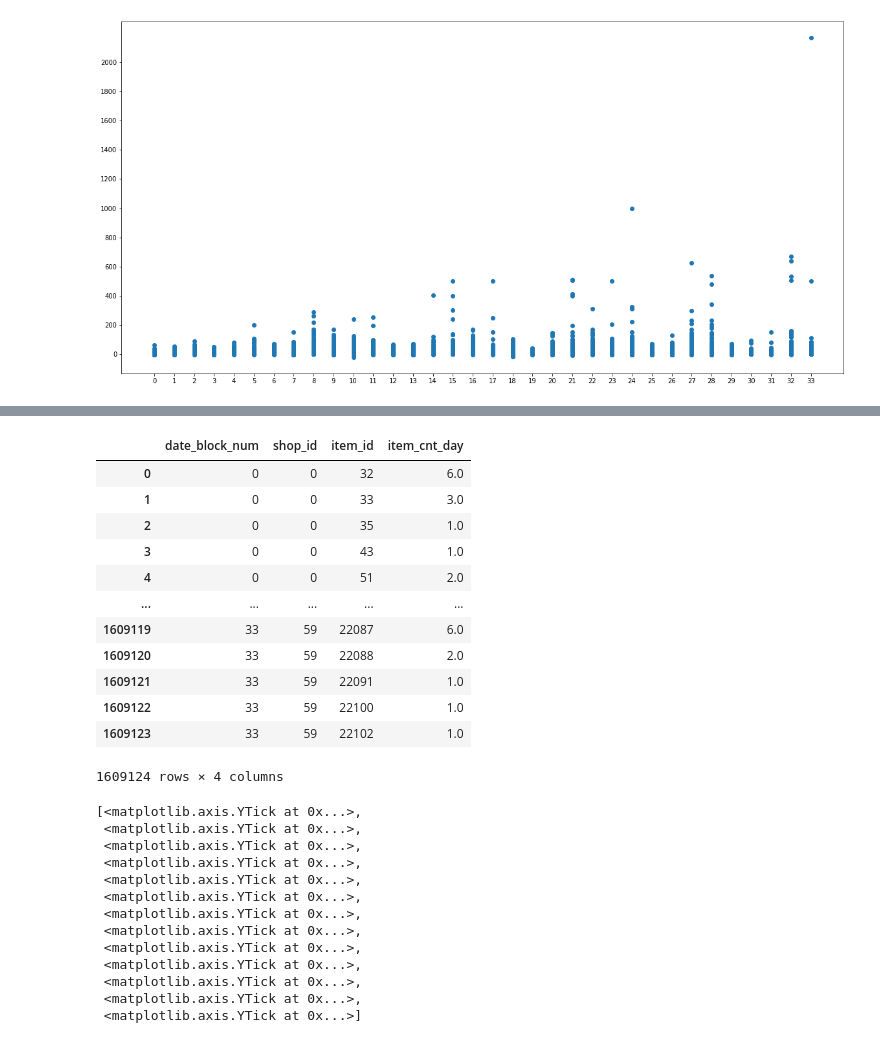
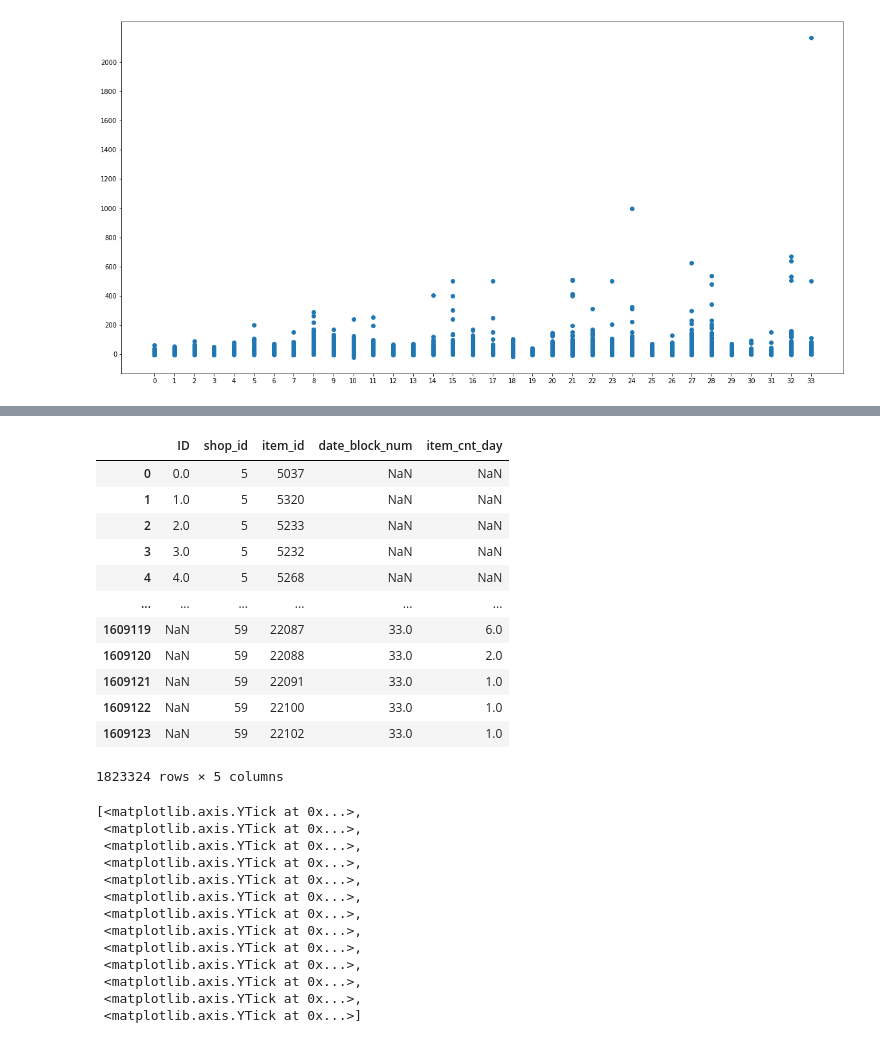
Before and after one commit to fgith/data-science, a Jupyter notebook: temp/new.ipynb, the cells around one changed output, grey strips where cells are left out. Drawn from its saved outputs; the diff is of its cells as text; code cells hidden in the pictures.

```diff
--- a/temp/new.ipynb
+++ b/temp/new.ipynb
@@ -37,3 +110,9 @@ dtype: int64
+# %%
+# Remove Outliers
+outlier1 = sales_train[sales_train['item_cnt_day'] > 2000].index[0]
+outlier2 = sales_train[sales_train['item_price'] > 300000].index[0]
+
+sales_train.drop([outlier1,outlier2], axis = 0, inplace = True)
 # %%
 # Convert 'date' into datetime format
 sales_train['f_date'] = pd.to_datetime(sales_train['date'],format='%d.%m.%Y')
@@ -84,20 +170,24 @@ ax.yaxis.set_ticks(np.arange(0, 2200, 200))
 # %%
 t3 = sales_train.groupby(by=['date_block_num','shop_id','item_id'],as_index=False).agg({'item_cnt_day':'sum'})
-t3
+# t3
+# t3[t3['date_block_num']==0].to_csv('out123.csv', index=True)
+# test
+new = pd.concat([test,t3])
+new
 # %% [output]
-|  | date_block_num | shop_id | item_id | item_cnt_day |
-| 0 | 0 | 0 | 32 | 6.0 |
-| 1 | 0 | 0 | 33 | 3.0 |
-| 2 | 0 | 0 | 35 | 1.0 |
-| 3 | 0 | 0 | 43 | 1.0 |
-| 4 | 0 | 0 | 51 | 2.0 |
-| ... | ... | ... | ... | ... |
-| 1609119 | 33 | 59 | 22087 | 6.0 |
-| 1609120 | 33 | 59 | 22088 | 2.0 |
-| 1609121 | 33 | 59 | 22091 | 1.0 |
-| 1609122 | 33 | 59 | 22100 | 1.0 |
-| 1609123 | 33 | 59 | 22102 | 1.0 |
+|  | ID | shop_id | item_id | date_block_num | item_cnt_day |
+| 0 | 0.0 | 5 | 5037 | NaN | NaN |
+| 1 | 1.0 | 5 | 5320 | NaN | NaN |
+| 2 | 2.0 | 5 | 5233 | NaN | NaN |
+| 3 | 3.0 | 5 | 5232 | NaN | NaN |
+| 4 | 4.0 | 5 | 5268 | NaN | NaN |
+| ... | ... | ... | ... | ... | ... |
+| 1609119 | NaN | 59 | 22087 | 33.0 | 6.0 |
+| 1609120 | NaN | 59 | 22088 | 33.0 | 2.0 |
+| 1609121 | NaN | 59 | 22091 | 33.0 | 1.0 |
+| 1609122 | NaN | 59 | 22100 | 33.0 | 1.0 |
+| 1609123 | NaN | 59 | 22102 | 33.0 | 1.0 |
-1609124 rows × 4 columns
+1823324 rows × 5 columns
 # %%
 fig, ax = plt.subplots(figsize = (20,10))
 
```
Also changed, not shown: parts of 13 cells of this notebook.
